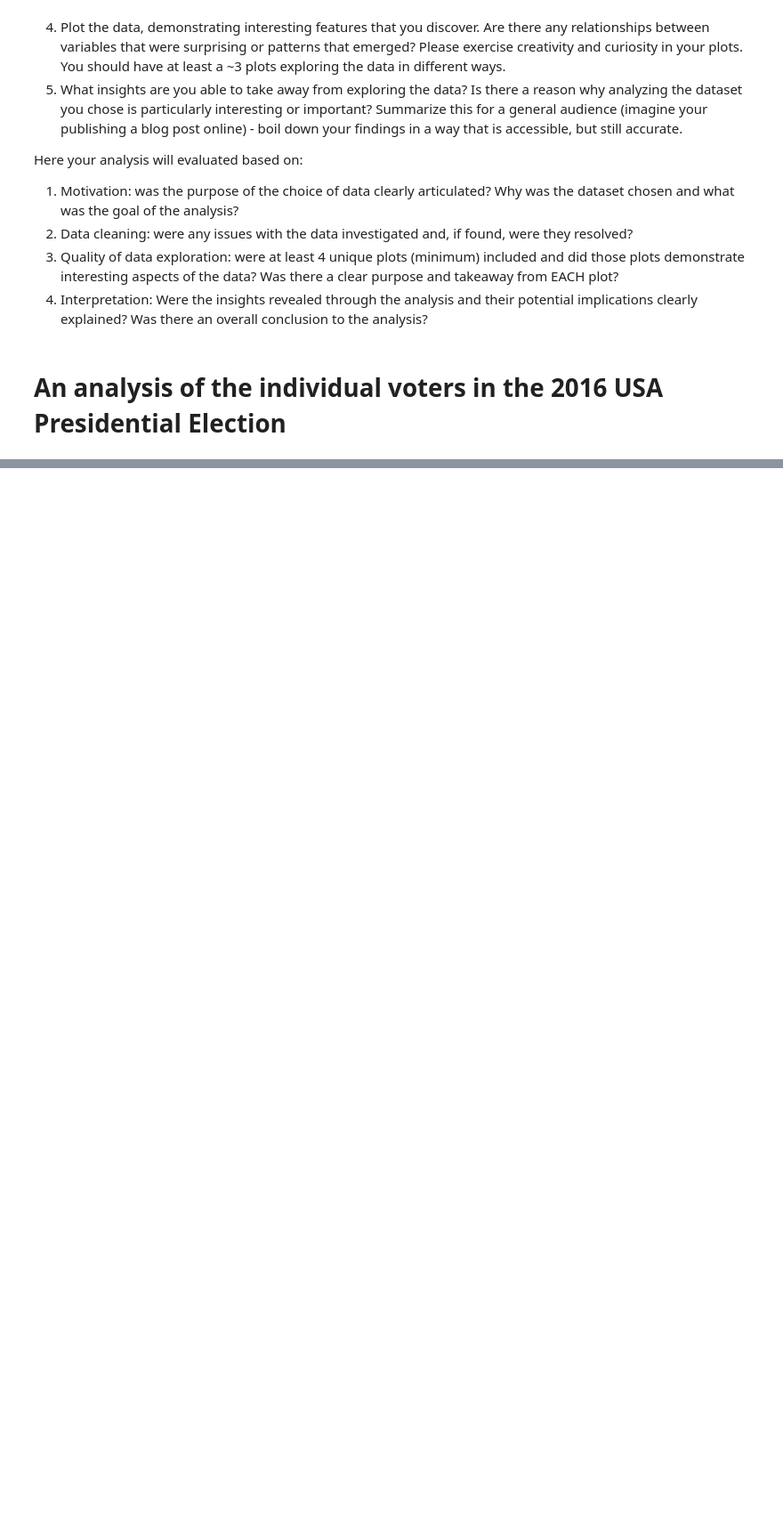
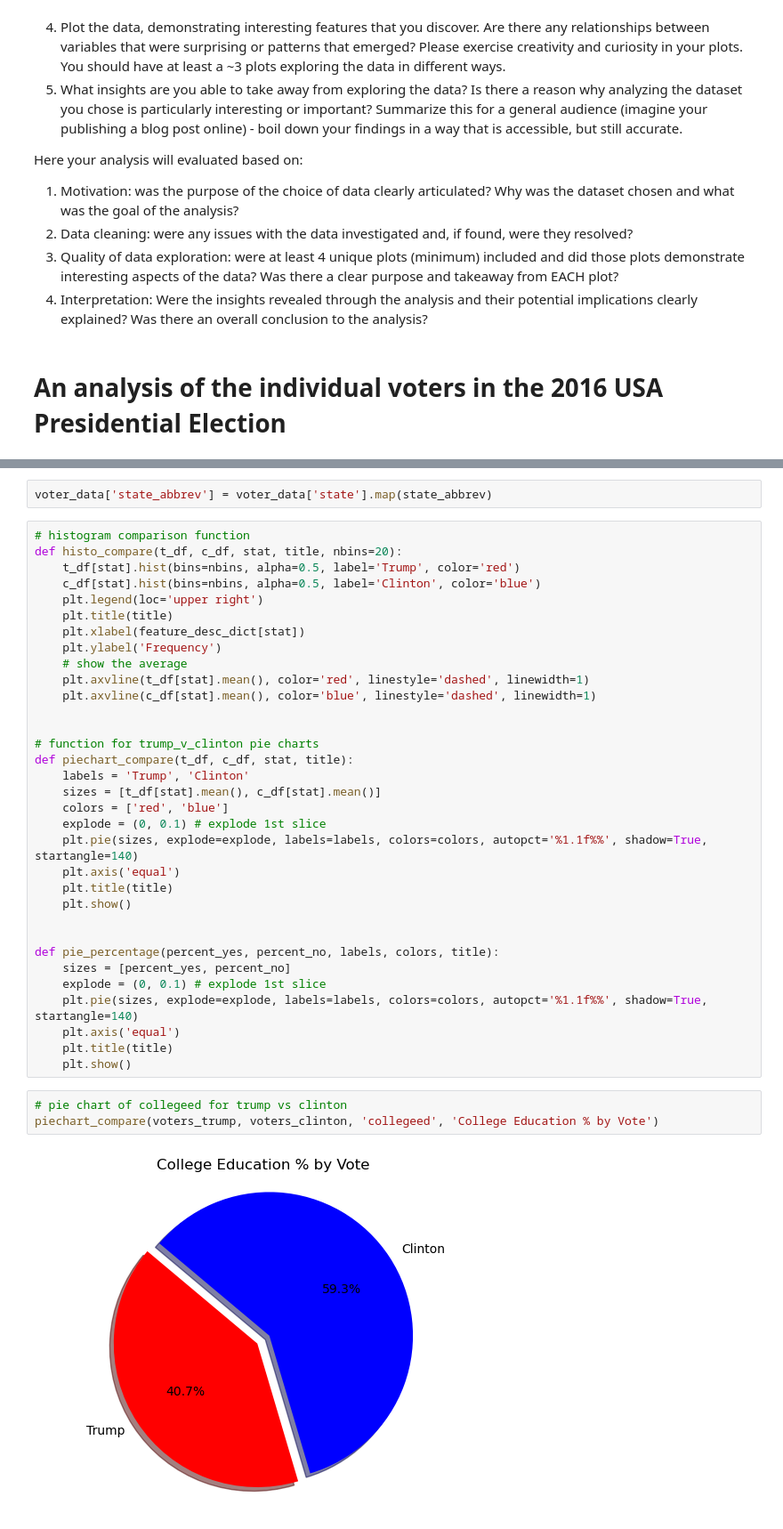
Before and after one commit to cake-dev/ml_class_stuff, a Jupyter notebook: assignments/data/q12.ipynb, the cells around one changed output, grey strips where cells are left out. Shown: that part at 89% size. Cells and saved outputs as stored; diff of their text form; blank space fills up the shorter version.

```diff
--- a/assignments/data/q12.ipynb
+++ b/assignments/data/q12.ipynb
@@ -174,0 +205,40 @@ len(voters_clinton) / len(voters_trump)
+# %%
+voter_data['state_abbrev'] = voter_data['state'].map(state_abbrev)
+# %%
+# histogram comparison function
+def histo_compare(t_df, c_df, stat, title, nbins=20):
+    t_df[stat].hist(bins=nbins, alpha=0.5, label='Trump', color='red')
+    c_df[stat].hist(bins=nbins, alpha=0.5, label='Clinton', color='blue')
+    plt.legend(loc='upper right')
+    plt.title(title)
+    plt.xlabel(feature_desc_dict[stat])
+    plt.ylabel('Frequency')
+    # show the average
+    plt.axvline(t_df[stat].mean(), color='red', linestyle='dashed', linewidth=1)
+    plt.axvline(c_df[stat].mean(), color='blue', linestyle='dashed', linewidth=1)
+
+
+# function for trump_v_clinton pie charts
+def piechart_compare(t_df, c_df, stat, title):
+    labels = 'Trump', 'Clinton'
+    sizes = [t_df[stat].mean(), c_df[stat].mean()]
+    colors = ['red', 'blue']
+    explode = (0, 0.1) # explode 1st slice
+    plt.pie(sizes, explode=explode, labels=labels, colors=colors, autopct='%1.1f%%', shadow=True, startangle=140)
+    plt.axis('equal')
+    plt.title(title)
+    plt.show()
+
+
+def pie_percentage(percent_yes, percent_no, labels, colors, title):
+    sizes = [percent_yes, percent_no]
+    explode = (0, 0.1) # explode 1st slice
+    plt.pie(sizes, explode=explode, labels=labels, colors=colors, autopct='%1.1f%%', shadow=True, startangle=140)
+    plt.axis('equal')
+    plt.title(title)
+    plt.show()
+# %%
+# pie chart of collegeed for trump vs clinton
+piechart_compare(voters_trump, voters_clinton, 'collegeed', 'College Education % by Vote')
+# %% [output]
+[figure, added]
```
Also changed, not shown: parts of 32 cells of this notebook.
